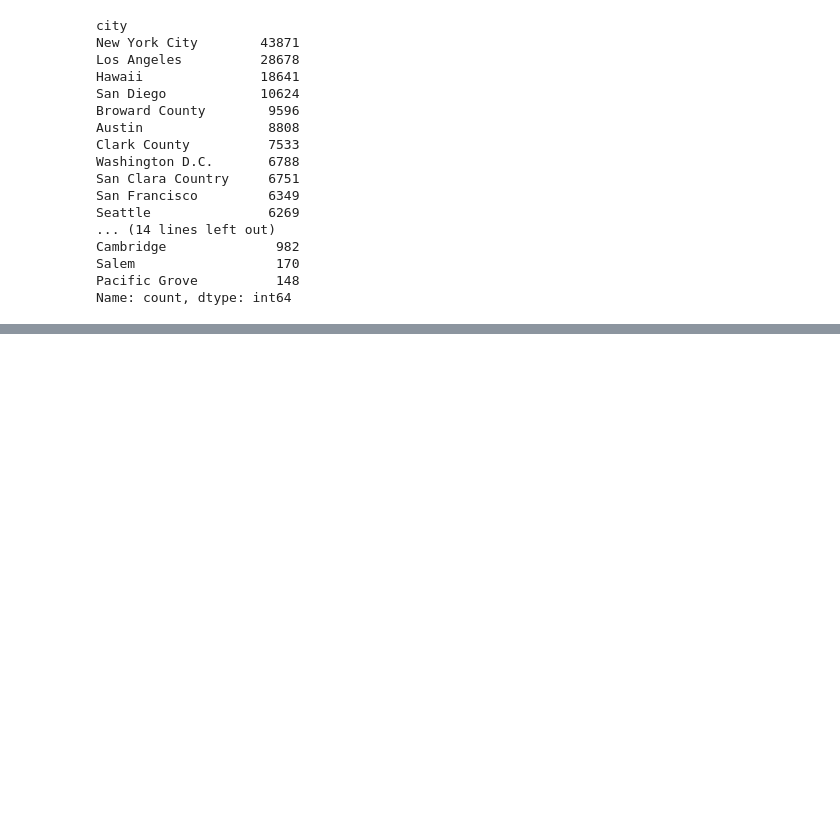
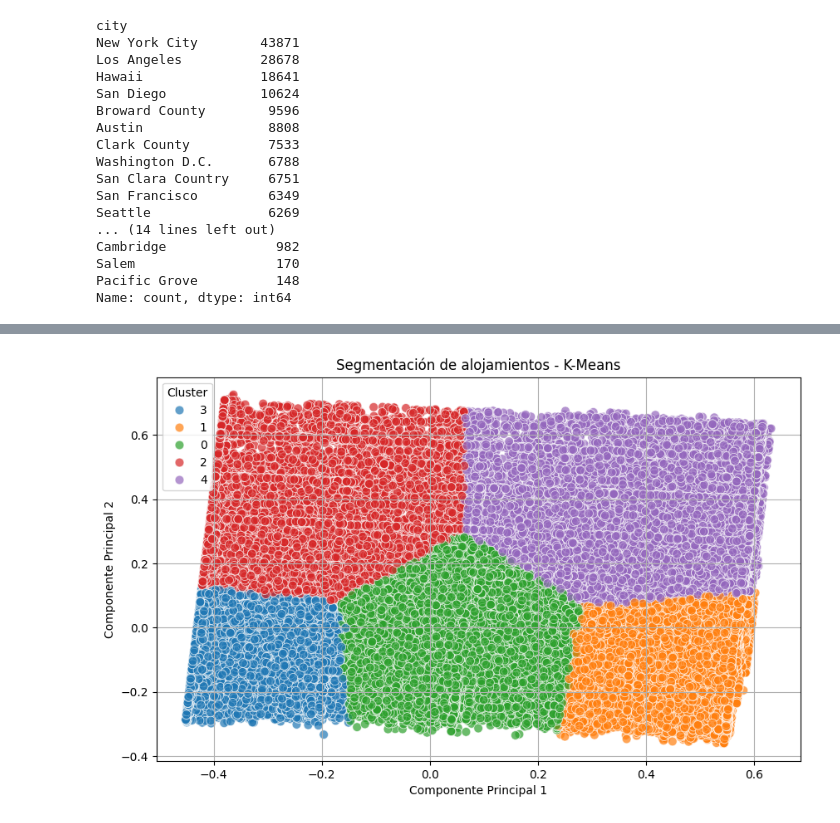
Before and after one commit to HaloReach2552/Proyecto-Data-Science-Airbnb, a Jupyter notebook: proyecto.ipynb, the cells around one changed output, grey strips where cells are left out. Saved outputs shown, nothing was run; the diff lists cells and outputs as text; code cells hidden in the pictures; blank space fills up the shorter version.

```diff
--- a/proyecto.ipynb
+++ b/proyecto.ipynb
@@ -592,0 +538,8 @@ datos_segmentacion.groupby("cluster").mean()
+# %%
+kmeans = KMeans(
+    n_clusters=5,
+    random_state=42,
+    n_init=10
+)
+
+clusters = kmeans.fit_predict(X_pca)
@@ -592,0 +598,31 @@ datos_segmentacion.groupby("cluster").mean()
+# %%
+
+# Crear dataframe para visualizar
+df_kmeans = pd.DataFrame(
+    X_pca,
+    columns=["PC1", "PC2", "PC3"]
+)
+
+df_kmeans["Cluster"] = clusters.astype(str)
+
+plt.figure(figsize=(10,6))
+
+sns.scatterplot(
+    data=df_kmeans,
+    x="PC1",
+    y="PC2",
+    hue="Cluster",
+    palette="tab10",
+    s=60,
+    alpha=0.7
+)
+
+plt.title("Segmentación de alojamientos - K-Means")
+plt.xlabel("Componente Principal 1")
+plt.ylabel("Componente Principal 2")
+plt.legend(title="Cluster")
+plt.grid(True)
+
+plt.show()
+# %% [output]
+[figure, added]
```
Also changed, not shown: parts of 23 cells of this notebook.
